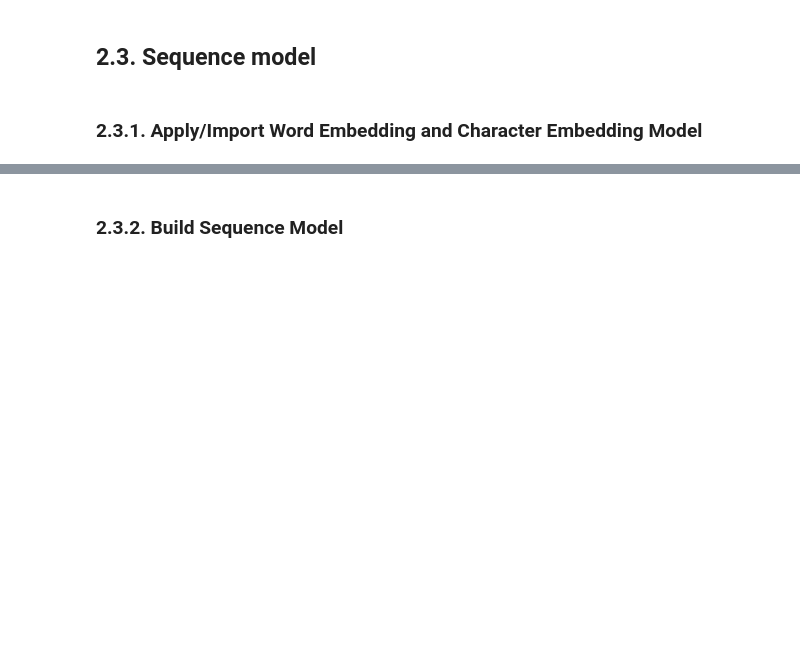
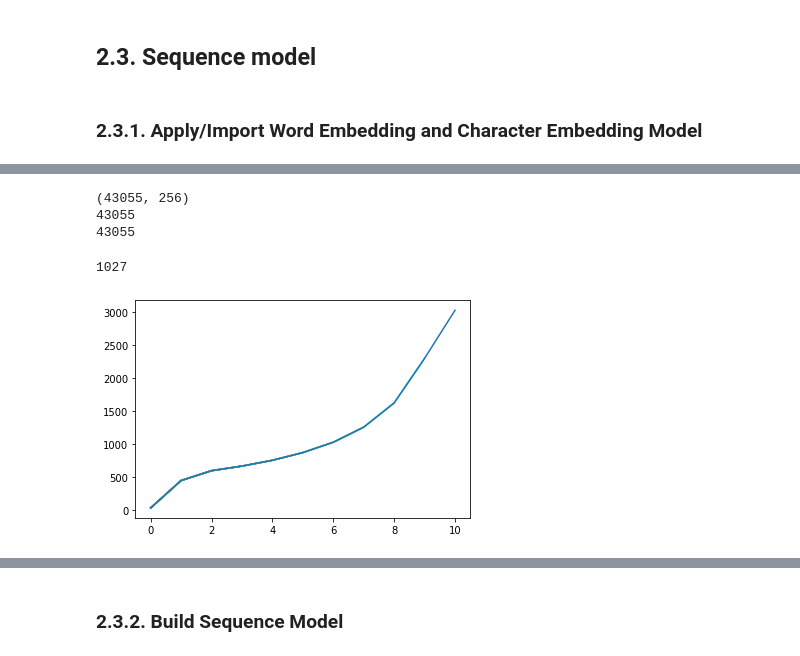
Before and after one commit to JohnnyPeng123/NLP-USYD, a Jupyter notebook: JPEN6856_COMP5046_Ass1.ipynb, the cells around one changed output, grey strips where cells are left out. Cells and saved outputs as stored; diff of their text form; code cells hidden in the pictures; blank space fills up the shorter version.

```diff
--- a/JPEN6856_COMP5046_Ass1.ipynb
+++ b/JPEN6856_COMP5046_Ass1.ipynb
@@ -124,8 +279,13 @@ words = all_text.split()
 # %%
+####################################
+######## Run This Cell #########
+####################################
+
 from collections import Counter
+import numpy as np
 
 ## Build a dictionary that maps words to integers
-counts = Counter(words)
+counts = Counter(all_words)
 vocab = sorted(counts, key=counts.get, reverse=True)
 vocab_to_int = {word: ii for ii, word in enumerate(vocab)}
 
@@ -161,3 +379,18 @@ sentiments_test = np.array([1 if sentiment == 'positive' else 0 for sentiment in
+# %%
+import random
+random.seed(88)
+
+reviews_subsample = []
+for review in reviews:
+  review_temp = []
+  for word in review.split():
+    frac = counts[word]/len(all_words)
+    prob = (np.sqrt(frac/0.001) + 1) * (0.001/frac)
+
+    if np.random.random() < prob:
+        review_temp.append(word)
+
+  reviews_subsample.append(' '.join([w for w in review_temp]))
 # %%
 # Making window size 5 skip-gram
 skip_grams_target = []
@@ -328,0 +866,34 @@ NameError: ignored
+# %%
+print(trained_character_embeddings.shape)
+print(len(trained_character_embeddings))
+print(len(vocab))
+# %% [output]
+(43055, 256)
+43055
+43055
+# %%
+####################################
+######## Run This Cell #########
+####################################
+
+import matplotlib
+
+len1 = []
+for r in reviews:
+  len1.append(len(r))
+
+len2 =[]
+
+for i in [0,10,20,30,40,50,60,70,80,90,95]:
+  len2.append(int(np.percentile(np.array(len1),i)))
+  matplotlib.pyplot.plot(len2)
+
+# Before 60th percentile, between 20th and 60th percentile, the rate of increase in length is a linear relationship
+# After 60th percentile, the length of the reviews increase at an exponential rate
+# Thus, it seems to be a natural cut-off, and we will use the 60th percentile as the max length for all the reviews,
+
+max_review_len = int(np.percentile(np.array(len1),60))
+print(max_review_len)
+# %% [output]
+1027
+[figure, added]
```
Also changed, not shown: parts of 83 cells of this notebook.
